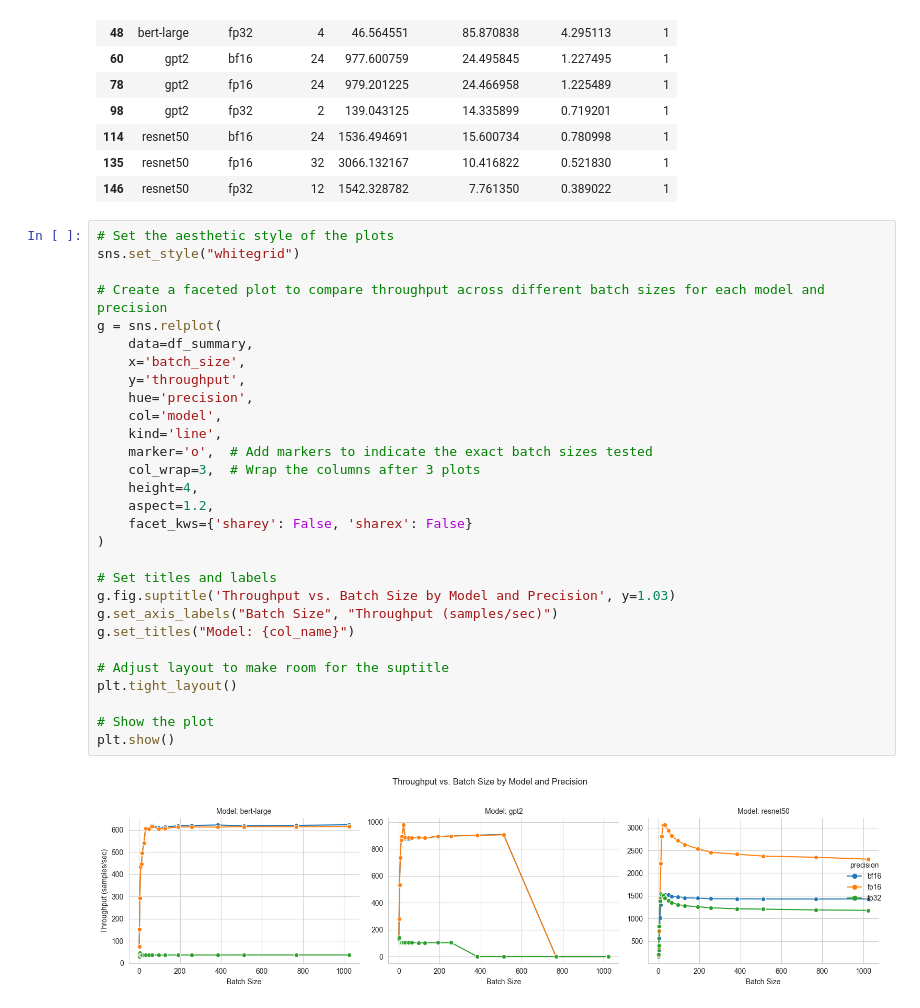
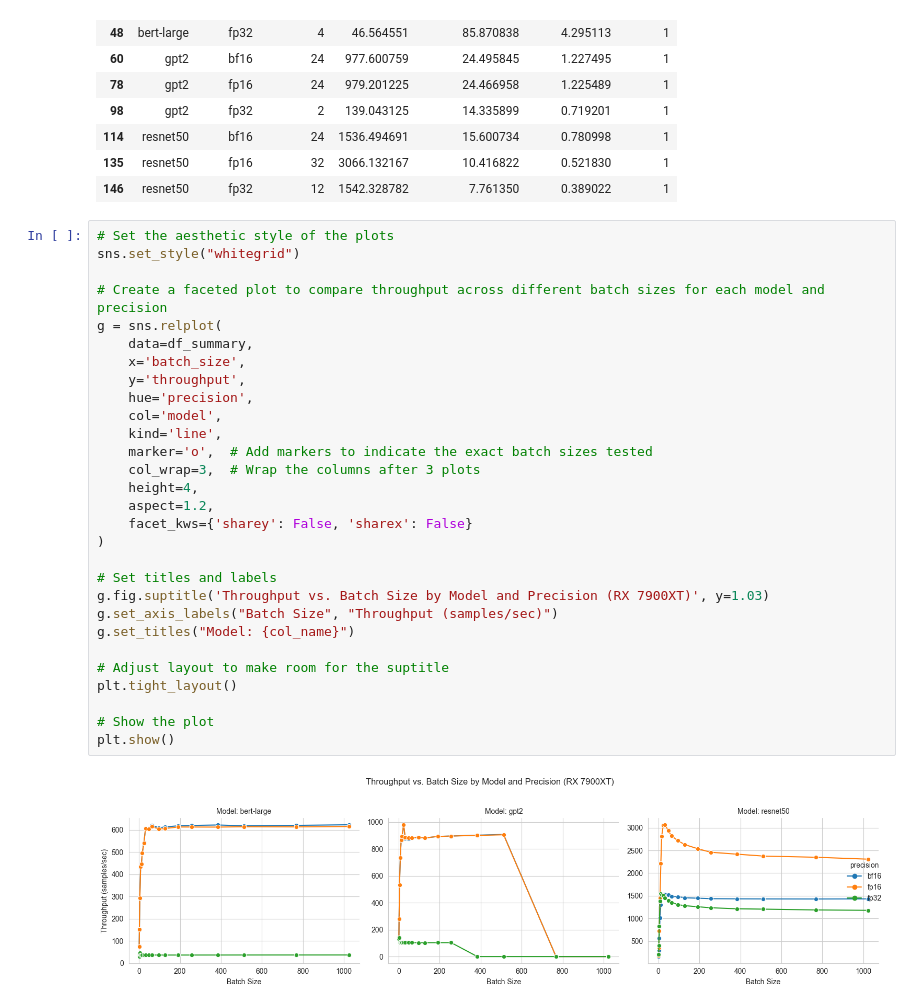
Before and after one commit to henriqueutzig/tcc_mixed_precision, a Jupyter notebook: precision/eval_precision_infer.ipynb, the cells around one changed output. Cells and saved outputs as stored; diff of their text form.

```diff
--- a/precision/eval_precision_infer.ipynb
+++ b/precision/eval_precision_infer.ipynb
@@ -159,31 +162,31 @@ Most performant configuration for each model and precision (based on max through
 # %%
 # Set the aesthetic style of the plots
 sns.set_style("whitegrid")
 
 # Create a faceted plot to compare throughput across different batch sizes for each model and precision
 g = sns.relplot(
     data=df_summary,
     x='batch_size',
     y='throughput',
     hue='precision',
     col='model',
     kind='line',
     marker='o',  # Add markers to indicate the exact batch sizes tested
     col_wrap=3,  # Wrap the columns after 3 plots
     height=4,
     aspect=1.2,
     facet_kws={'sharey': False, 'sharex': False}
 )
 
 # Set titles and labels
-g.fig.suptitle('Throughput vs. Batch Size by Model and Precision', y=1.03)
+g.fig.suptitle('Throughput vs. Batch Size by Model and Precision (RX 7900XT)', y=1.03)
 g.set_axis_labels("Batch Size", "Throughput (samples/sec)")
 g.set_titles("Model: {col_name}")
 
 # Adjust layout to make room for the suptitle
 plt.tight_layout()
 
 # Show the plot
 plt.show()
 # %% [output]
-[figure, old version]
+[figure, new version]
```
Also changed, not shown: parts of 3 cells of this notebook, 27 other files.
